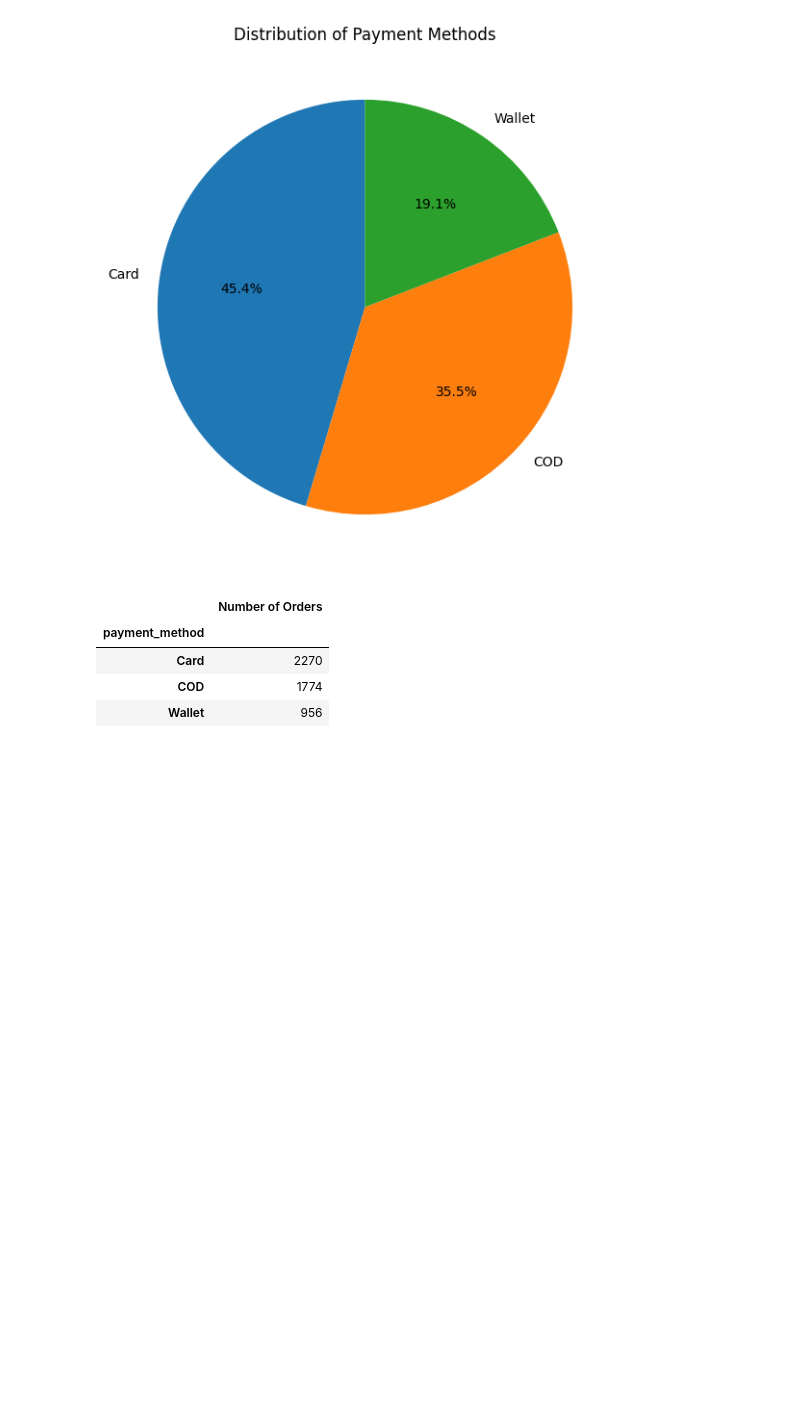
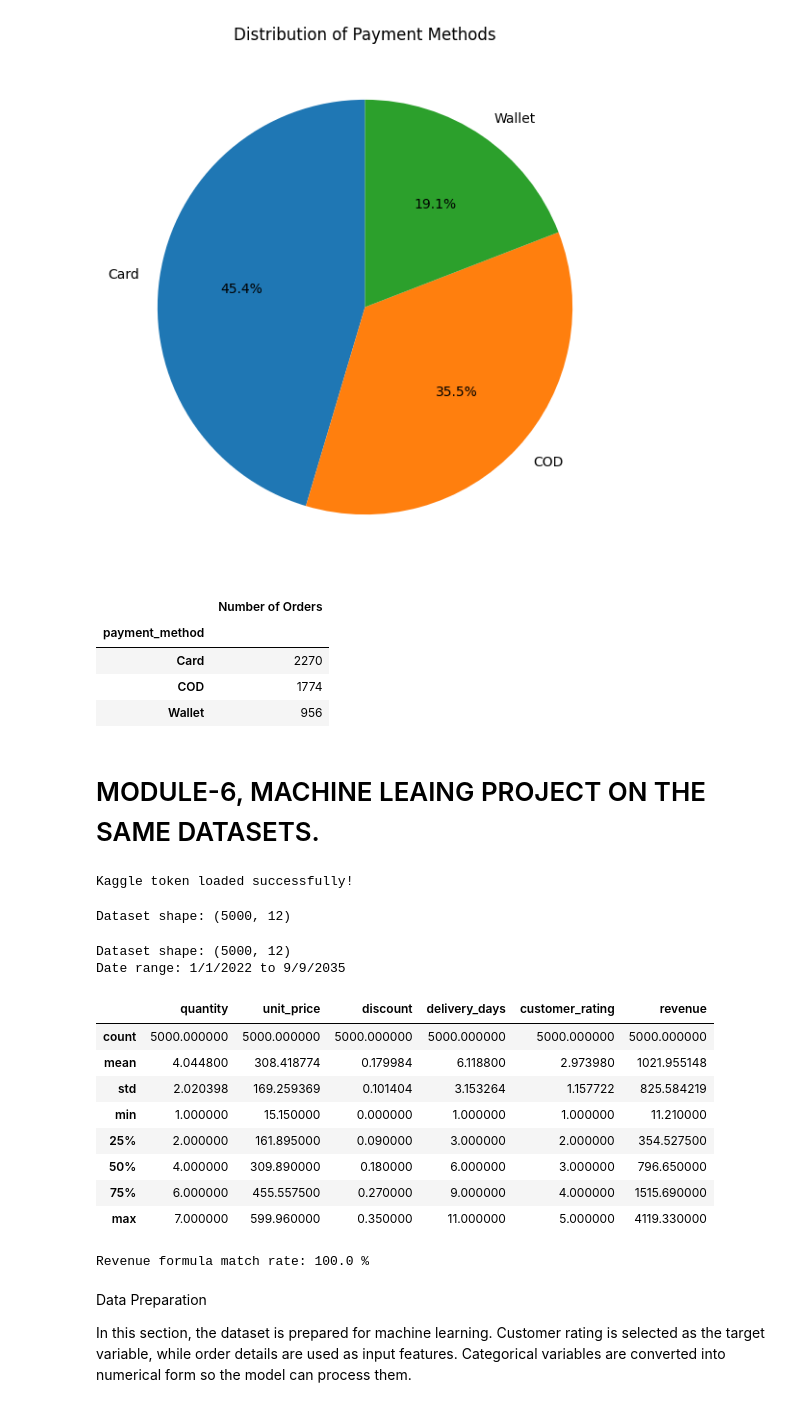
Before and after one commit to Chhavi-Projects/Data_science_internship_modules, a Jupyter notebook: module5.ipynb, the cells around one changed output. Drawn from its saved outputs; the diff is of its cells as text; code cells hidden in the pictures; blank space fills up the shorter version.

```diff
--- a/module5.ipynb
+++ b/module5.ipynb
@@ -274,3 +274,5 @@ display(payment_counts.to_frame("Number of Orders"))
 | Card | 2270 |
 | COD | 1774 |
 | Wallet | 956 |
+# %% [markdown]
+# MODULE-6, MACHINE LEAING PROJECT ON THE SAME DATASETS.
@@ -276,0 +281,54 @@ display(payment_counts.to_frame("Number of Orders"))
+# %%
+from google.colab import userdata
+import os
+
+os.environ["KAGGLE_API_TOKEN"] = userdata.get("Kaggle_api_token")
+
+print("Kaggle token loaded successfully!")
+# %% [output]
+Kaggle token loaded successfully!
+# %%
+import pandas as pd
+
+df = pd.read_csv("/content/ecommerce/ecommerce_sales_analytics_5000.csv")
+print("Dataset shape:", df.shape)
+# %% [output]
+Dataset shape: (5000, 12)
+# %%
+
+# Check dataset size and date range
+print("Dataset shape:", df.shape)
+print("Date range:", df["order_date"].min(), "to", df["order_date"].max())
+
+# Check numerical columns
+display(df[["quantity", "unit_price", "discount",
+            "delivery_days", "customer_rating", "revenue"]].describe())
+
+# Check revenue calculation
+df["calculated_revenue"] = (
+    df["quantity"] * df["unit_price"] * (1 - df["discount"])
+)
+
+match_rate = (
+    (df["revenue"] - df["calculated_revenue"]).abs() < 0.02
+).mean()
+
+print("Revenue formula match rate:", round(match_rate * 100, 2), "%")
+# %% [output]
+Dataset shape: (5000, 12)
+Date range: 1/1/2022 to 9/9/2035
+|  | quantity | unit_price | discount | delivery_days | customer_rating | revenue |
+| count | 5000.000000 | 5000.000000 | 5000.000000 | 5000.000000 | 5000.000000 | 5000.000000 |
+| mean | 4.044800 | 308.418774 | 0.179984 | 6.118800 | 2.973980 | 1021.955148 |
+| std | 2.020398 | 169.259369 | 0.101404 | 3.153264 | 1.157722 | 825.584219 |
+| min | 1.000000 | 15.150000 | 0.000000 | 1.000000 | 1.000000 | 11.210000 |
+| 25% | 2.000000 | 161.895000 | 0.090000 | 3.000000 | 2.000000 | 354.527500 |
+| 50% | 4.000000 | 309.890000 | 0.180000 | 6.000000 | 3.000000 | 796.650000 |
+| 75% | 6.000000 | 455.557500 | 0.270000 | 9.000000 | 4.000000 | 1515.690000 |
+| max | 7.000000 | 599.960000 | 0.350000 | 11.000000 | 5.000000 | 4119.330000 |
+Revenue formula match rate: 100.0 %
+# %% [markdown]
+ Data Preparation
+
+
+In this section, the dataset is prepared for machine learning. Customer rating is selected as the target variable, while order details are used as input features. Categorical variables are converted into numerical form so the model can process them.
```
Also changed, not shown: parts of 11 cells of this notebook.
